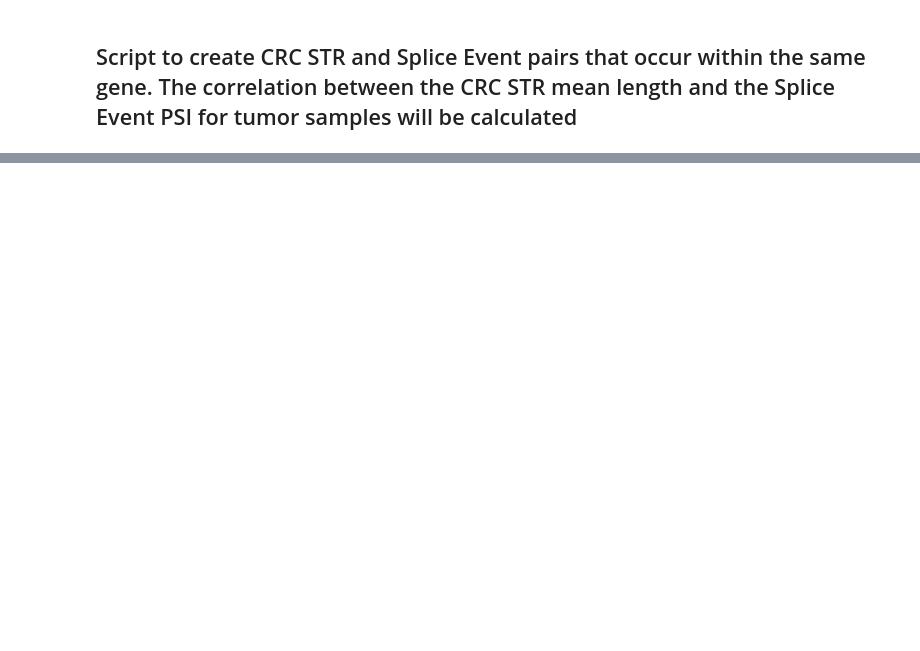
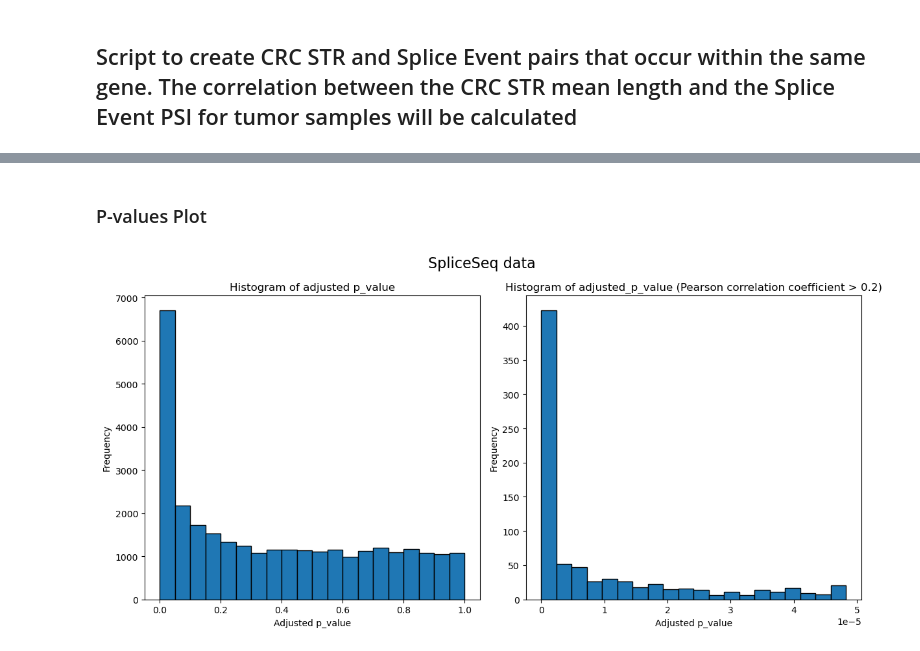
Before and after one commit to rabiaayyche/str_crc, a Jupyter notebook: src/str_ase.ipynb, the cells around one changed output, grey strips where cells are left out. Drawn from its saved outputs; the diff is of its cells as text; code cells hidden in the pictures; blank space fills up the shorter version.

```diff
--- a/src/str_ase.ipynb
+++ b/src/str_ase.ipynb
@@ -206,0 +21,3 @@ df_str_ase
+# %%
+crc_samples_meta_data = pd.read_csv("/Users/aychaserradj/Desktop/ZHAW/Praktikum/data/CRC_msi.csv")
+patients_in_metadata = crc_samples_meta_data['patient'].to_list()
@@ -206,0 +500,14 @@ df_str_ase
+# %%
+gene_fuction = get_gene_info(df_str_ase_spliceseq_filtered['gene_names'], 'description')
+df_str_ase_spliceseq_filtered['gene_function'] = df_str_ase_spliceseq_filtered['gene_names'].map(gene_fuction)
+
+#df_str_ase_spliceseq_filtered.to_csv("/Users/aychaserradj/Desktop/ZHAW/Praktikum/data/filtered_SpliceSeq_STR_ASE_pairs_correlation.csv")
+
+df_str_ase['str_ase_pairs'] = df_str_ase['crc_str']+ '; id:' +df_str_ase['as_id'].astype(str) + ';'+ df_str_ase['cancer_type']
+df_str_ase.columns
+
+#gene_symbol = get_gene_info(df_str_ase_spliceseq_filtered['gene_names'], 'id')
+#df_str_ase_spliceseq_filtered['gene_id'] = df_str_ase_spliceseq_filtered['gene_names'].map(gene_symbol)
+#df_str_ase_spliceseq_filtered = df_str_ase_spliceseq_filtered.reset_index()
+
+df_str_ase_spliceseq_filtered
@@ -206,0 +545,23 @@ df_str_ase
+# %% [markdown]
+### P-values Plot
+# %%
+fig, axes = plt.subplots(nrows=1, ncols=2, figsize=(12, 6))
+
+# Plot the first histogram
+axes[0].hist(df_str_ase['adjusted_p_value'], bins=20, edgecolor='black')
+axes[0].set_xlabel('Adjusted p_value')
+axes[0].set_ylabel('Frequency')
+axes[0].set_title('Histogram of adjusted p_value')
+
+# Plot the second histogram
+axes[1].hist(df_str_ase_spliceseq_filtered['adjusted_p_value'], bins=20, edgecolor='black')
+axes[1].set_xlabel('Adjusted p_value')
+axes[1].set_ylabel('Frequency')
+axes[1].set_title('Histogram of adjusted_p_value (Pearson correlation coefficient > 0.2)')
+
+fig.suptitle('SpliceSeq data', fontsize=16)
+# Adjust layout
+plt.tight_layout()
+plt.show()
+# %% [output]
+[figure, added]
```
Also changed, not shown: parts of 58 cells of this notebook.
